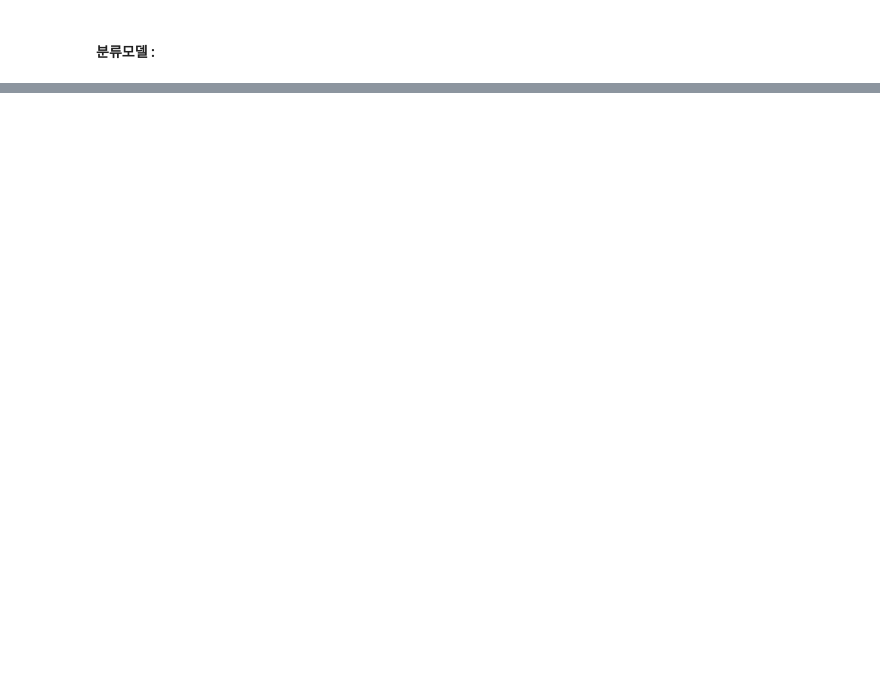
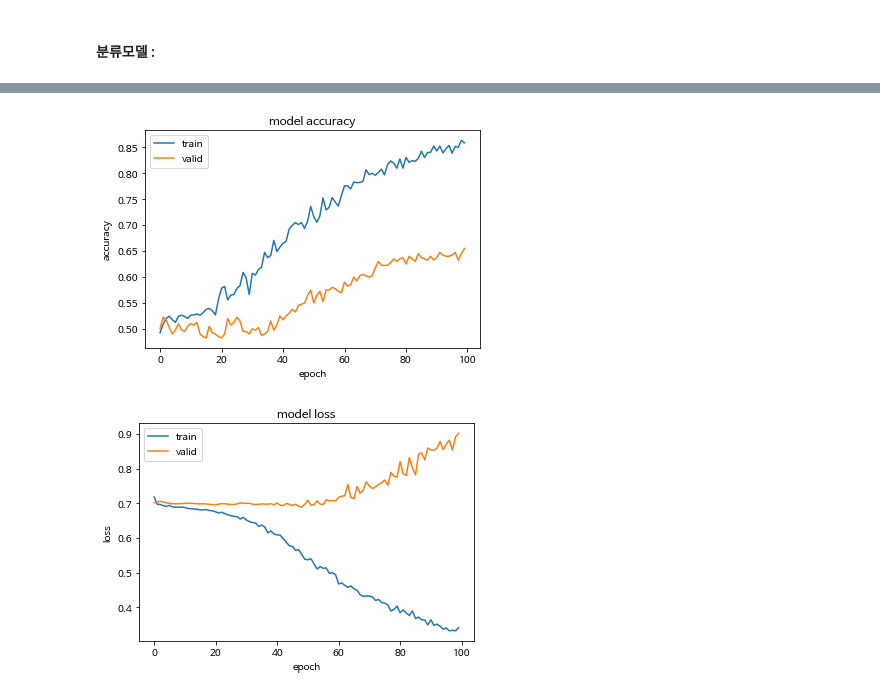
Before and after one commit to buenhyden/Private_Project, a Jupyter notebook: personal_project/5_Train_Classifier_Using_Doc2Vec_For_Sentiment_analysis.ipynb, the cells around one changed output, grey strips where cells are left out. Cells and saved outputs as stored; diff of their text form; code cells hidden in the pictures; blank space fills up the shorter version.

```diff
--- a/personal_project/5_Train_Classifier_Using_Doc2Vec_For_Sentiment_analysis.ipynb
+++ b/personal_project/5_Train_Classifier_Using_Doc2Vec_For_Sentiment_analysis.ipynb
@@ -574,7 +623,7 @@ train_y = pickle.load(open(saveTrainPath+'train_y_for_sentiment_analysis','rb'))
 # %%
 test_x_by_m2_name = 'test_x_Doc2Vec-dm-c-d2000-n7-w5-mc5-s0.001-t12-mecab'
 test_x_by_m2 = pickle.load(open(saveTrainPath+test_x_by_m2_name,'rb'))
-test_y = pickle.load(open(saveTrainPath+'test_y_for_sentiment_analysis','rb'))
+test_y = pickle.load(open(saveTrainPath+'test_y_mecab_for_sentiment_analysis','rb'))
 # %% [markdown]
 #### 분류 모델 : Logistic Regression
 # %%
@@ -749,0 +909,5 @@ score, acc = nn_model.evaluate(test_vecs_w2v, y_test2, verbose=2)
+# %%
+train_vecs_w2v_2 = train_vecs_w2v.reshape(train_vecs_w2v.shape[0], train_vecs_w2v.shape[1], 1)
+test_vecs_w2v_2 = test_vecs_w2v.reshape(test_vecs_w2v.shape[0], test_vecs_w2v.shape[1], 1)
+
+print (train_vecs_w2v_2.shape, test_vecs_w2v_2.shape)
@@ -749,0 +916,34 @@ score, acc = nn_model.evaluate(test_vecs_w2v, y_test2, verbose=2)
+# %%
+model = Sequential()
+model.add(Conv1D(filters = 5, kernel_size = 3,
+                 activation='relu', input_shape = [2000, 1]
+                ))
+model.add(MaxPooling1D(3))
+
+model.add(Conv1D(filters=5, kernel_size=4, activation='relu'))
+model.add(MaxPooling1D(3))
+
+model.add(Conv1D(filters=5, kernel_size=5, activation='relu'))
+model.add(MaxPooling1D(3))
+model.add(Flatten())
+
+# We add a vanilla hidden layer:
+model.add(Dense(10))
+model.add(Dropout(0.2))
+model.add(Activation('relu'))
+
+# We project onto a single unit output layer, and squash it with a sigmoid:
+model.add(Dense(2))
+model.add(Activation('sigmoid'))
+
+model.compile(loss='binary_crossentropy',
+              optimizer='adam',
+              metrics=['accuracy'])
+
+history = model.fit(train_vecs_w2v_2, y_train,
+                    batch_size=320,
+                    epochs=100,  verbose=0, validation_split=0.2,
+          callbacks=[TQDMNotebookCallback(show_inner=False)])
+score, acc = model.evaluate(test_vecs_w2v_2, y_test, verbose=0)
+print('Score: %1.4f' % score)
+print('Accuracy: %1.4f' % acc)
@@ -749,0 +956,5 @@ score, acc = nn_model.evaluate(test_vecs_w2v, y_test2, verbose=2)
+# %%
+plot_history(history)
+# %% [output]
+[figure, added]
+[figure, added]
```
Also changed, not shown: parts of 64 cells of this notebook.
